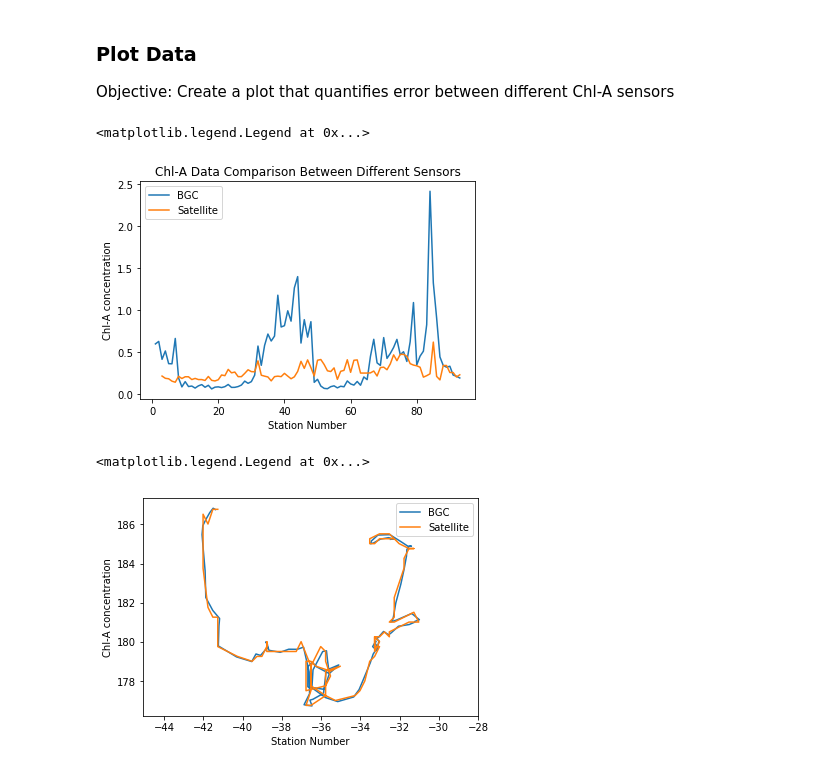
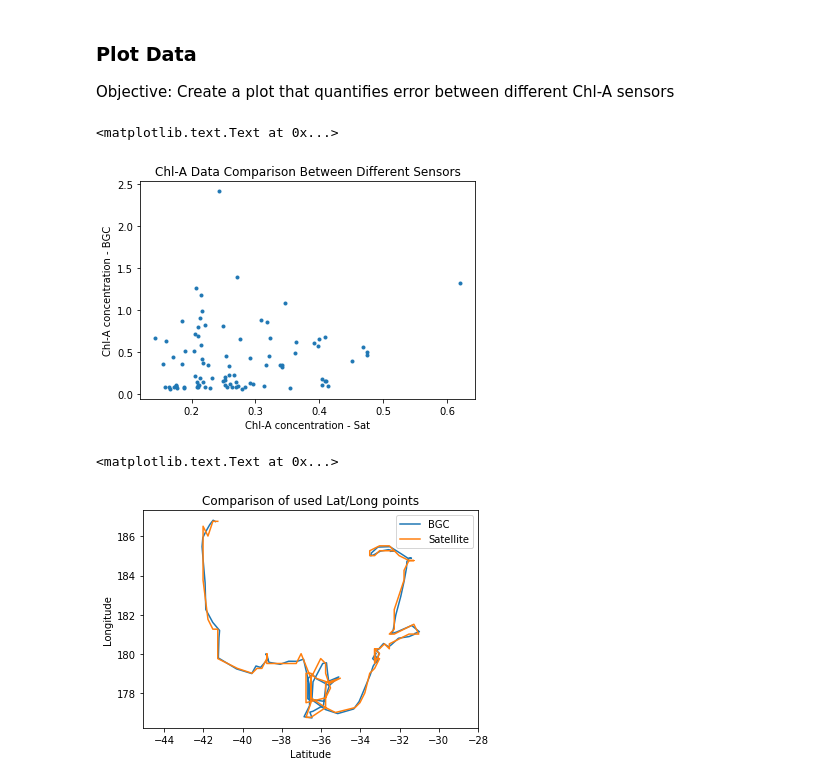
Before and after one commit to AmyPhung/chl-a-comparison, a Jupyter notebook: Workbook4.ipynb, the cells around one changed output. Saved outputs shown, nothing was run; the diff lists cells and outputs as text; code cells hidden in the pictures.

```diff
--- a/Workbook4.ipynb
+++ b/Workbook4.ipynb
@@ -238,40 +238,36 @@ compiled_df.head()
 Objective: Create a plot that quantifies error between different Chl-A sensors
 # %%
 # TODO: Make this object-oriented
-plt.plot(compiled_df["Station Num"], compiled_df["BGC Chl-A"])
+compiled_df = compiled_df.dropna() # TODO: make this better
+plt.plot(compiled_df["Sat Chl-A"], compiled_df["BGC Chl-A"], '.')
 
 
 # TODO: make this prettier
 # TODO: Finish converting .nc to .txt files
 # compiled_df["Sat Chl-A"]
-compile2 = compiled_df.dropna() # Temporary - currently used to filter na values, will be fixed once all data is loaded
-plt.plot(compile2["Station Num"], compile2["Sat Chl-A"])
-# compile2
+# compile2 = compiled_df.dropna() # Temporary - currently used to filter na values, will be fixed once all data is loaded
+# plt.plot(compile2["Station Num"], compile2["Sat Chl-A"], '.')
+# # compile2
 
+# plt.axis("equal")
 plt.title("Chl-A Data Comparison Between Different Sensors")
-plt.xlabel("Station Number")
-plt.ylabel("Chl-A concentration")
-plt.legend(["BGC", "Satellite"])
+plt.xlabel("Chl-A concentration - Sat")
+plt.ylabel("Chl-A concentration - BGC")
+# plt.legend(["BGC", "Satellite"])
 # %% [output]
-<matplotlib.legend.Legend at 0x...>
+<matplotlib.text.Text at 0x...>
-[figure, old version]
+[figure, new version]
 # %%
 # TODO: Make this object-oriented
 plt.plot(compiled_df["BGC Lat"], compiled_df["BGC Long"])
 plt.plot(compiled_df["Sat Lat"], compiled_df["Sat Long"])
 plt.axis("equal")
 
 
-# TODO: make this prettier
-# TODO: Finish converting .nc to .txt files
-# compiled_df["Sat Chl-A"]
-# compile2 = compiled_df.dropna() # Temporary - currently used to filter na values, will be fixed once all data is loaded
-# plt.plot(compile2["Station Num"], compile2["Sat Chl-A"])
-# compile2
-
-plt.xlabel("Station Number")
-plt.ylabel("Chl-A concentration")
+plt.xlabel("Latitude")
+plt.ylabel("Longitude")
 plt.legend(["BGC", "Satellite"])
+plt.title("Comparison of used Lat/Long points")
 # %% [output]
-<matplotlib.legend.Legend at 0x...>
+<matplotlib.text.Text at 0x...>
-[figure, old version]
+[figure, new version]
```
Also changed, not shown: parts of 1 cell of this notebook.
